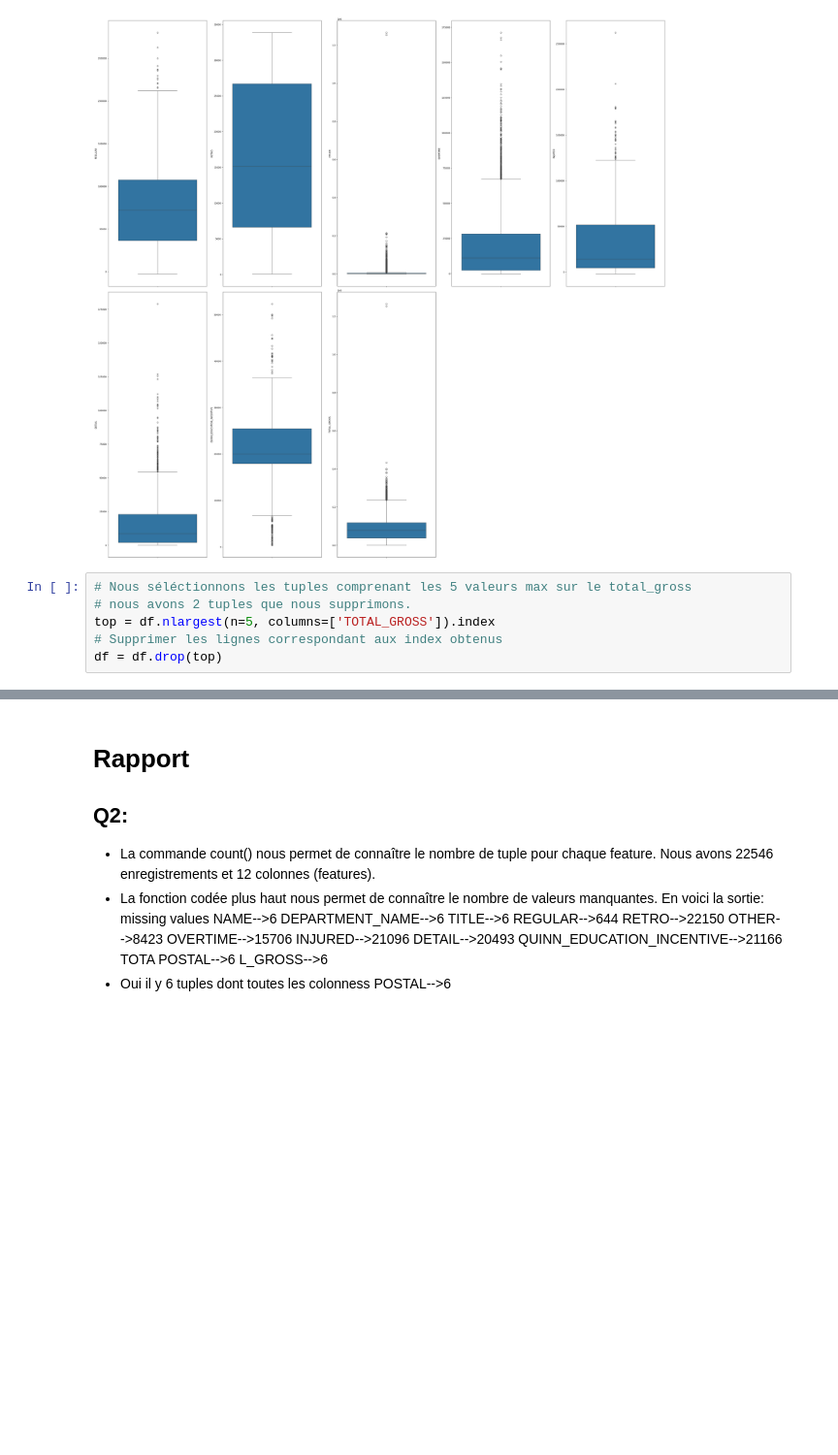
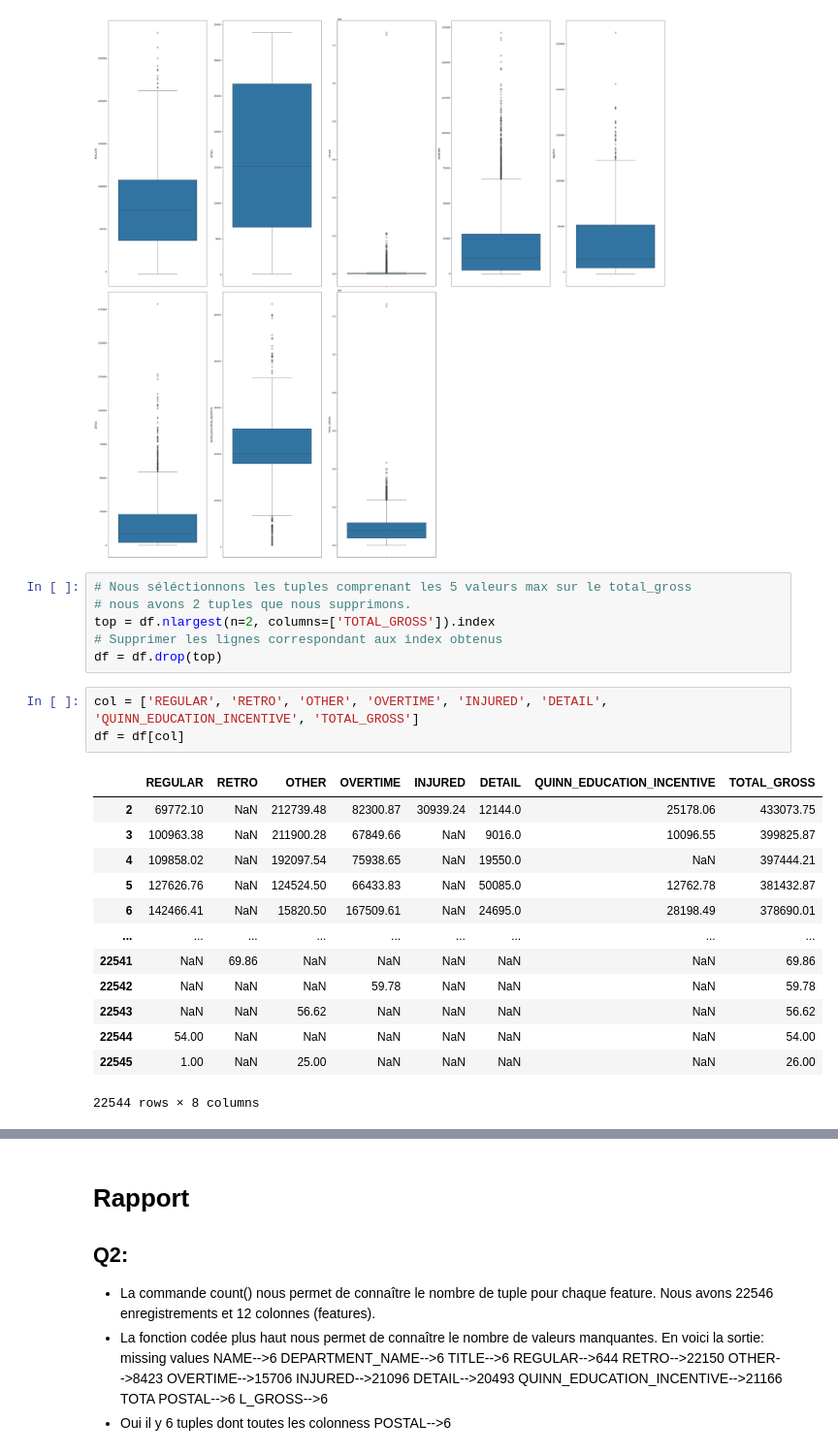
Before and after one commit to Jmuhleman/pw_PCD_24, a Jupyter notebook: pw3/pw3.ipynb, the cells around one changed output, grey strips where cells are left out. Shown at 97% size. Saved outputs shown, nothing was run; the diff lists cells and outputs as text; blank space fills up the shorter version.

```diff
--- a/pw3/pw3.ipynb
+++ b/pw3/pw3.ipynb
@@ -89,6 +89,23 @@ plt.show()
 # %%
 # Nous séléctionnons les tuples comprenant les 5 valeurs max sur le total_gross
 # nous avons 2 tuples que nous supprimons.
-top = df.nlargest(n=5, columns=['TOTAL_GROSS']).index
+top = df.nlargest(n=2, columns=['TOTAL_GROSS']).index
 # Supprimer les lignes correspondant aux index obtenus
 df = df.drop(top)
+# %%
+col = ['REGULAR', 'RETRO', 'OTHER', 'OVERTIME', 'INJURED', 'DETAIL', 'QUINN_EDUCATION_INCENTIVE', 'TOTAL_GROSS']
+df = df[col]
+# %% [output]
+|  | REGULAR | RETRO | OTHER | OVERTIME | INJURED | DETAIL | QUINN_EDUCATION_INCENTIVE | TOTAL_GROSS |
+| 2 | 69772.10 | NaN | 212739.48 | 82300.87 | 30939.24 | 12144.0 | 25178.06 | 433073.75 |
+| 3 | 100963.38 | NaN | 211900.28 | 67849.66 | NaN | 9016.0 | 10096.55 | 399825.87 |
+| 4 | 109858.02 | NaN | 192097.54 | 75938.65 | NaN | 19550.0 | NaN | 397444.21 |
+| 5 | 127626.76 | NaN | 124524.50 | 66433.83 | NaN | 50085.0 | 12762.78 | 381432.87 |
+| 6 | 142466.41 | NaN | 15820.50 | 167509.61 | NaN | 24695.0 | 28198.49 | 378690.01 |
+| ... | ... | ... | ... | ... | ... | ... | ... | ... |
+| 22541 | NaN | 69.86 | NaN | NaN | NaN | NaN | NaN | 69.86 |
+| 22542 | NaN | NaN | NaN | 59.78 | NaN | NaN | NaN | 59.78 |
+| 22543 | NaN | NaN | 56.62 | NaN | NaN | NaN | NaN | 56.62 |
+| 22544 | 54.00 | NaN | NaN | NaN | NaN | NaN | NaN | 54.00 |
+| 22545 | 1.00 | NaN | 25.00 | NaN | NaN | NaN | NaN | 26.00 |
+22544 rows × 8 columns
```
Also changed, not shown: parts of 1 cell of this notebook.
